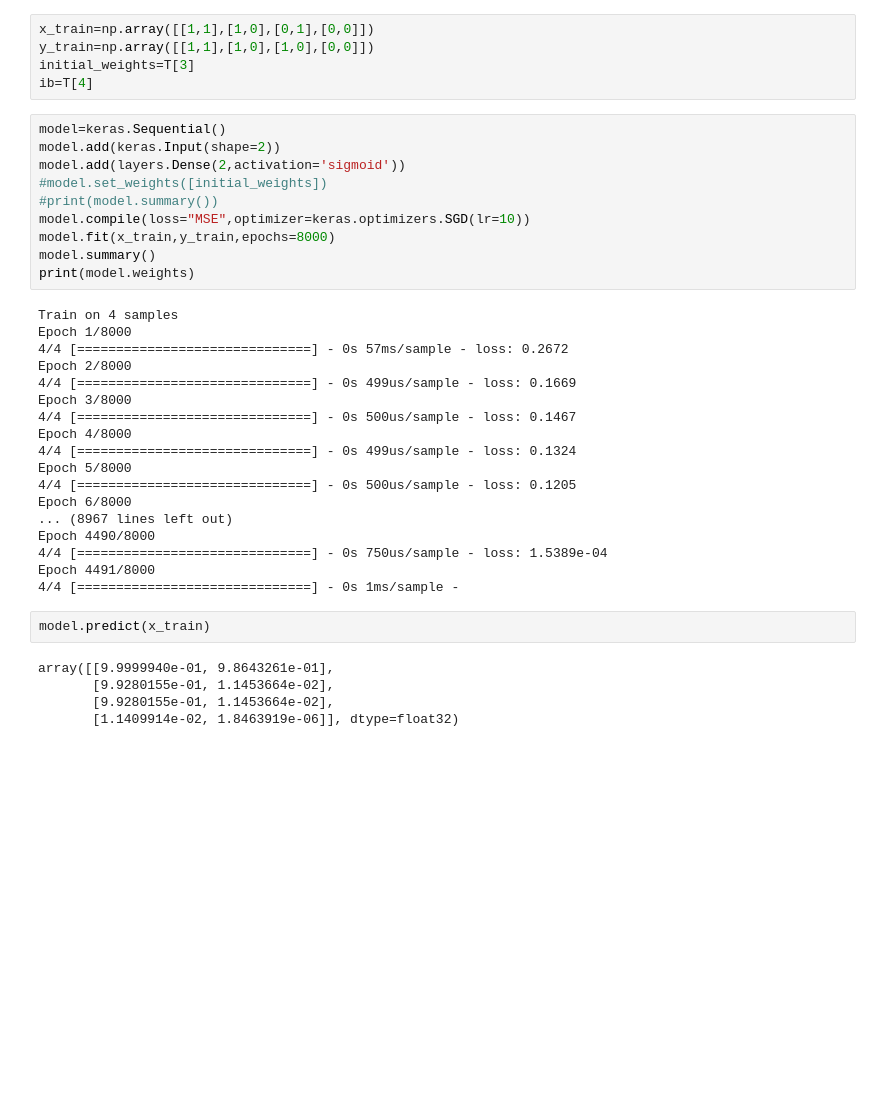
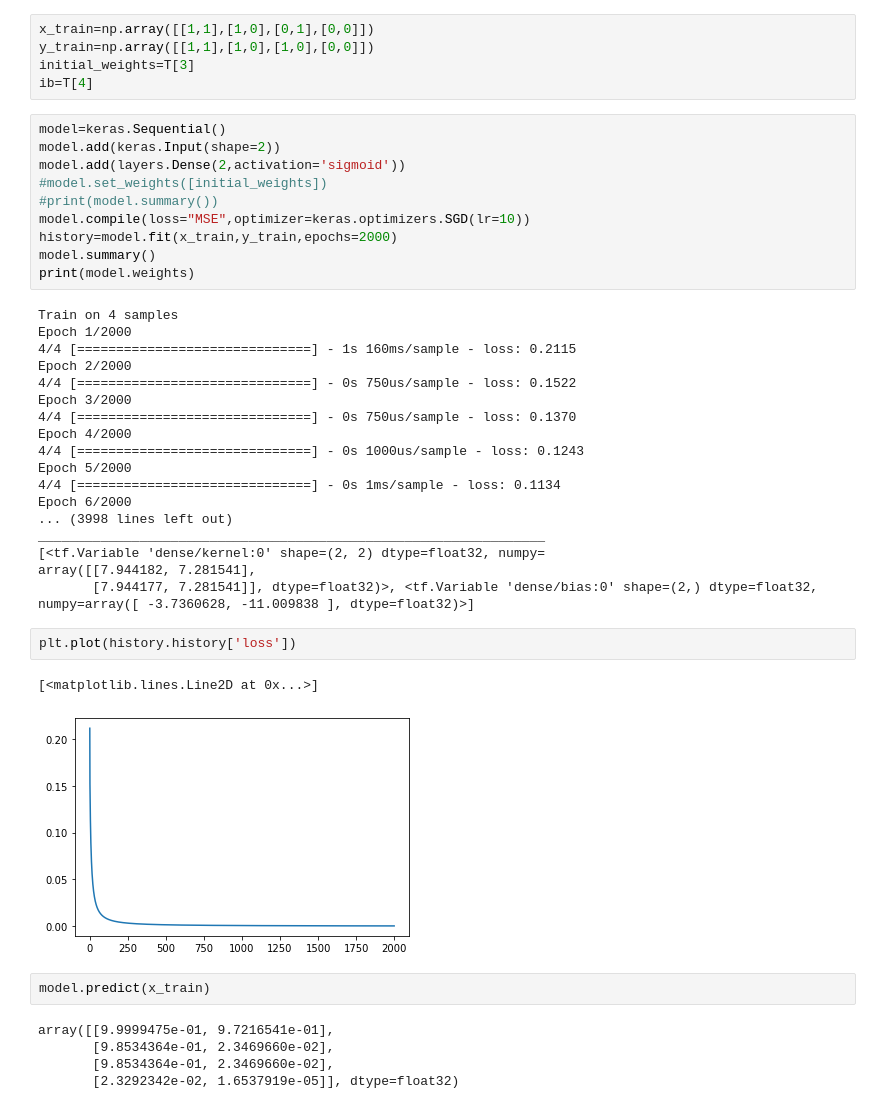
Before and after one commit to alejgdr/simple_perceptron, a Jupyter notebook: ANDORNeuralNetwork.ipynb, the cells around one changed output. Saved outputs shown, nothing was run; the diff lists cells and outputs as text; blank space fills up the shorter version.

```diff
--- a/ANDORNeuralNetwork.ipynb
+++ b/ANDORNeuralNetwork.ipynb
@@ -135,34 +189,39 @@ model.add(layers.Dense(2,activation='sigmoid'))
 #model.set_weights([initial_weights])
 #print(model.summary())
 model.compile(loss="MSE",optimizer=keras.optimizers.SGD(lr=10))
-model.fit(x_train,y_train,epochs=8000)
+history=model.fit(x_train,y_train,epochs=2000)
 model.summary()
 print(model.weights)
 # %% [output]
 Train on 4 samples
-Epoch 1/8000
-4/4 [==============================] - 0s 57ms/sample - loss: 0.2672
-Epoch 2/8000
-4/4 [==============================] - 0s 499us/sample - loss: 0.1669
-Epoch 3/8000
-4/4 [==============================] - 0s 500us/sample - loss: 0.1467
-Epoch 4/8000
-4/4 [==============================] - 0s 499us/sample - loss: 0.1324
-Epoch 5/8000
-4/4 [==============================] - 0s 500us/sample - loss: 0.1205
-Epoch 6/8000
-... (8967 lines left out)
-Epoch 4490/8000
-4/4 [==============================] - 0s 750us/sample - loss: 1.5389e-04
-Epoch 4491/8000
-4/4 [==============================] - 0s 1ms/sample -
+Epoch 1/2000
+4/4 [==============================] - 1s 160ms/sample - loss: 0.2115
+Epoch 2/2000
+4/4 [==============================] - 0s 750us/sample - loss: 0.1522
+Epoch 3/2000
+4/4 [==============================] - 0s 750us/sample - loss: 0.1370
+Epoch 4/2000
+4/4 [==============================] - 0s 1000us/sample - loss: 0.1243
+Epoch 5/2000
+4/4 [==============================] - 0s 1ms/sample - loss: 0.1134
+Epoch 6/2000
+... (3998 lines left out)
+_________________________________________________________________
+[<tf.Variable 'dense/kernel:0' shape=(2, 2) dtype=float32, numpy=
+array([[7.944182, 7.281541],
+       [7.944177, 7.281541]], dtype=float32)>, <tf.Variable 'dense/bias:0' shape=(2,) dtype=float32, numpy=array([ -3.7360628, -11.009838 ], dtype=float32)>]
+# %%
+plt.plot(history.history['loss'])
+# %% [output]
+[<matplotlib.lines.Line2D at 0x...>]
+[figure, added]
 # %%
 model.predict(x_train)
 # %% [output]
-array([[9.9999940e-01, 9.8643261e-01],
-       [9.9280155e-01, 1.1453664e-02],
-       [9.9280155e-01, 1.1453664e-02],
-       [1.1409914e-02, 1.8463919e-06]], dtype=float32)
+array([[9.9999475e-01, 9.7216541e-01],
+       [9.8534364e-01, 2.3469660e-02],
+       [9.8534364e-01, 2.3469660e-02],
+       [2.3292342e-02, 1.6537919e-05]], dtype=float32)
 # %%
 print('TF weights',model.weights[0])
 print('TF bias',model.weights[1])
```
Also changed, not shown: parts of 8 cells of this notebook, 1 other file.
